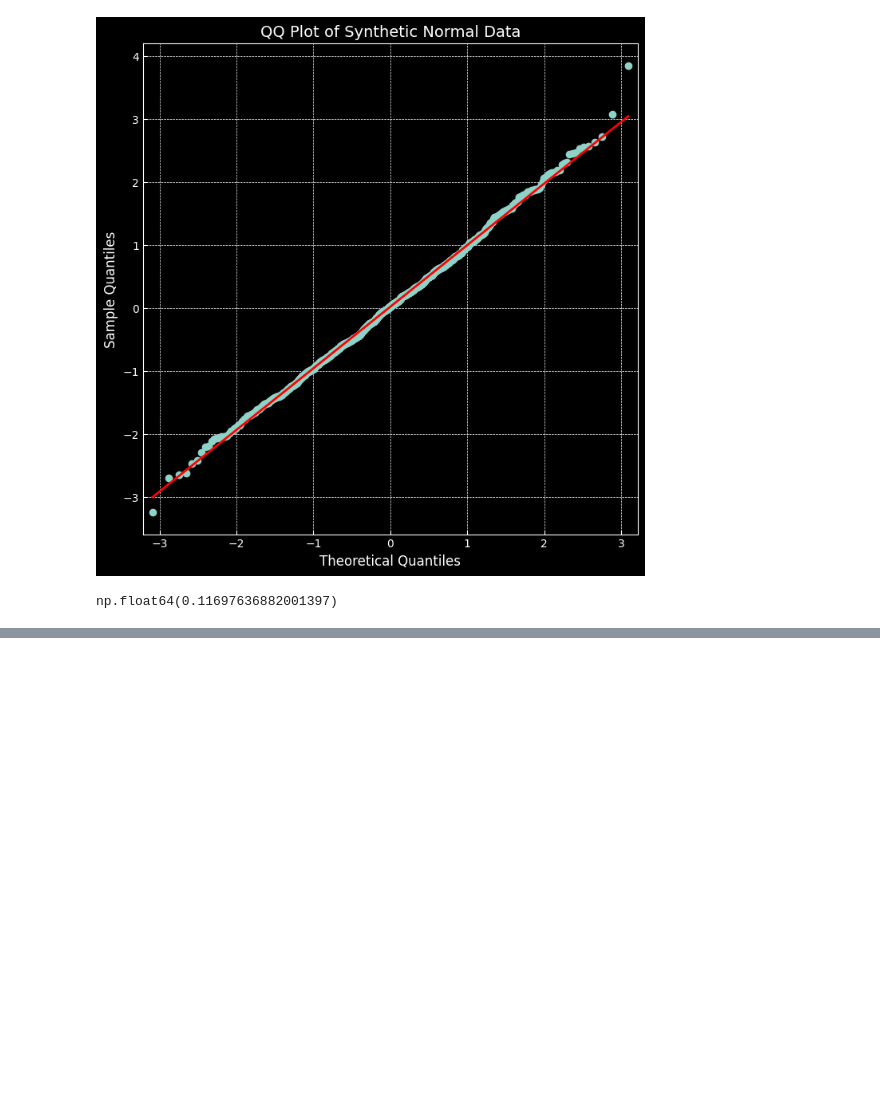
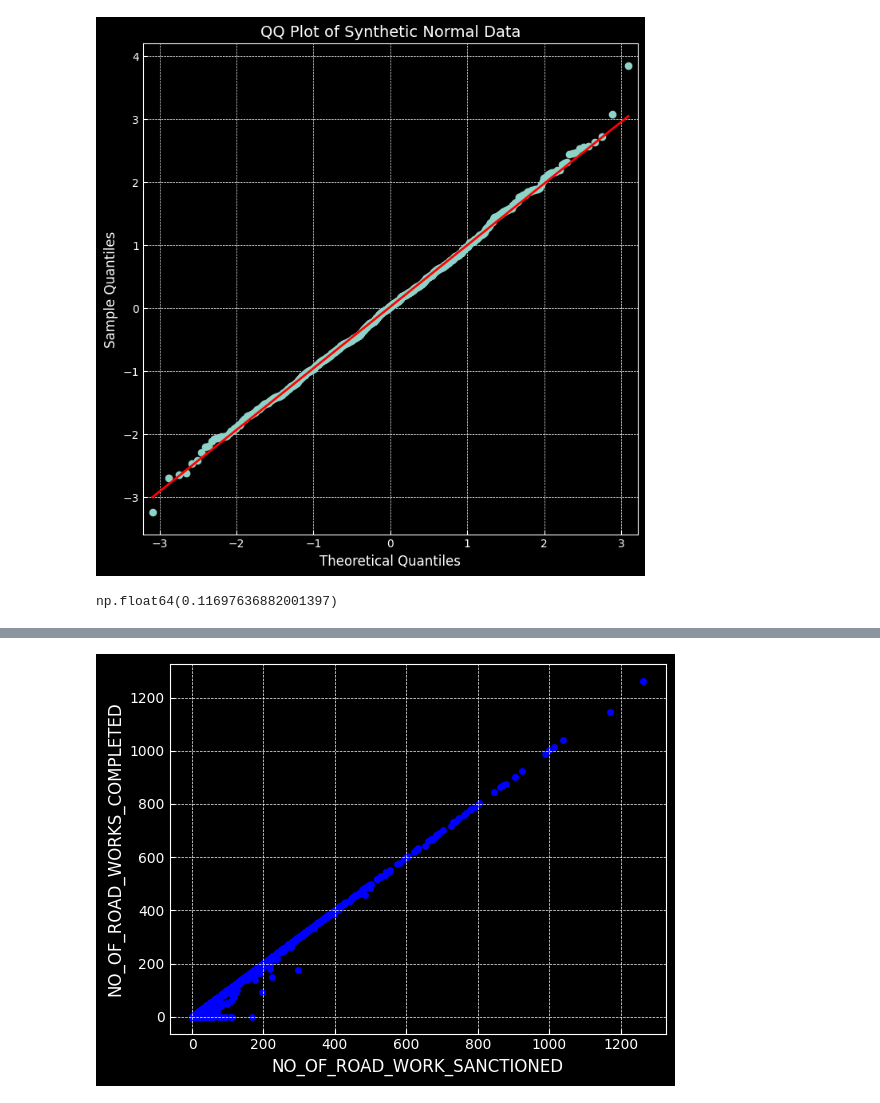
Before and after one commit to gauravgulia26/DataScience_Toolkit, a Jupyter notebook: libraries/pandas/pandas_final.ipynb, the cells around one changed output, grey strips where cells are left out. Drawn from its saved outputs; the diff is of its cells as text; code cells hidden in the pictures; blank space fills up the shorter version.

```diff
--- a/libraries/pandas/pandas_final.ipynb
+++ b/libraries/pandas/pandas_final.ipynb
@@ -316,0 +348,2 @@ np.float64(0.11697636882001397)
+# %%
+df.set_index("STATE_NAME").loc["Haryana", ["DISTRICT_NAME", "PMGSY_SCHEME"]]
@@ -316,0 +408,7 @@ np.float64(0.11697636882001397)
+# %%
+df[["NO_OF_ROAD_WORK_SANCTIONED", "NO_OF_ROAD_WORKS_COMPLETED"]].plot(
+    kind="scatter", x="NO_OF_ROAD_WORK_SANCTIONED", y="NO_OF_ROAD_WORKS_COMPLETED"
+)
+plt.show()
+# %% [output]
+[figure, added]
```
Also changed, not shown: parts of 17 cells of this notebook, 1 other file.
